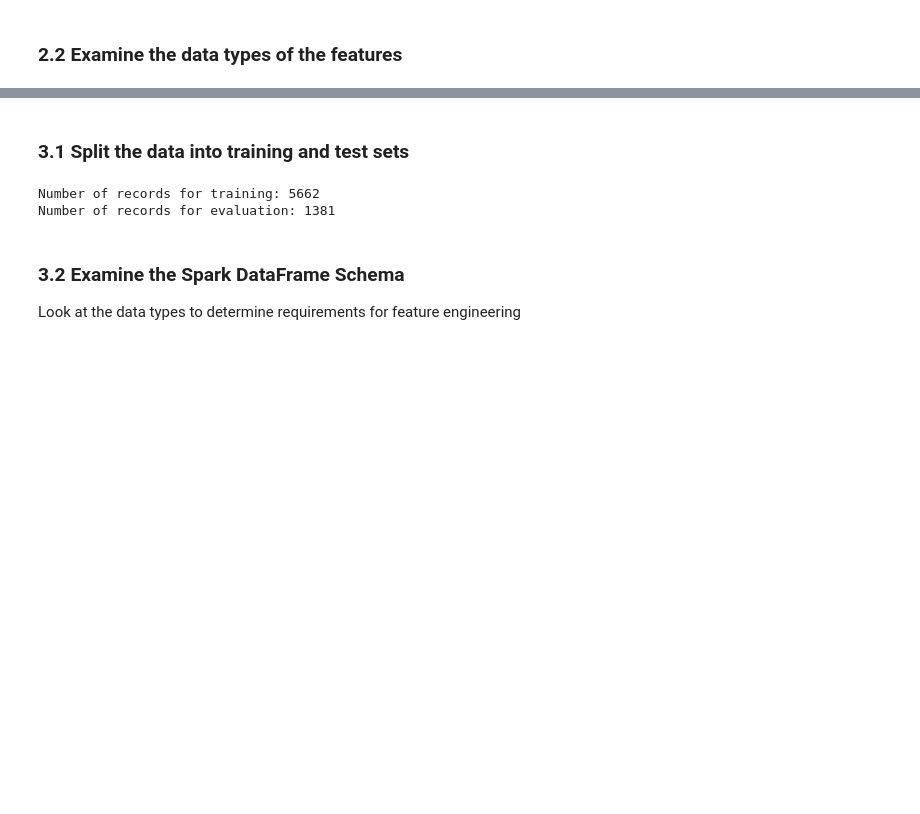
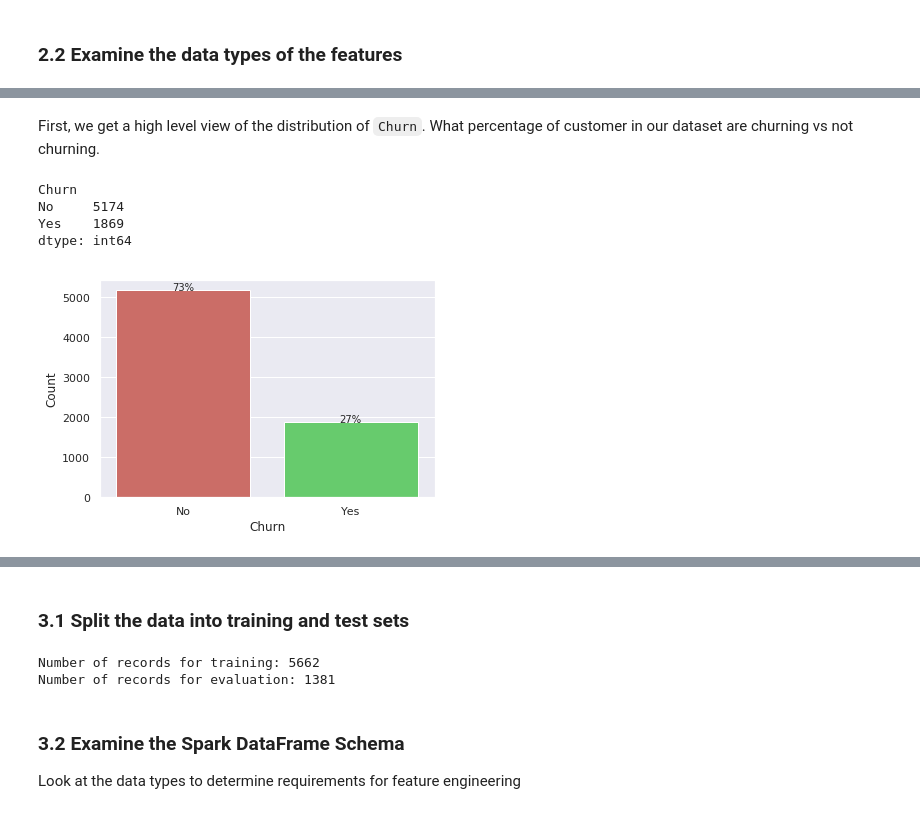
Before and after one commit to IBM/telco-customer-churn-on-icp4d, a Jupyter notebook: examples/Telco-customer-churn-ICP4D-with-output.ipynb, the cells around one changed output, grey strips where cells are left out. Drawn from its saved outputs; the diff is of its cells as text; code cells hidden in the pictures; blank space fills up the shorter version.

```diff
--- a/examples/Telco-customer-churn-ICP4D-with-output.ipynb
+++ b/examples/Telco-customer-churn-ICP4D-with-output.ipynb
@@ -177,9 +127,0 @@ print(nan_column)
-# %%
-# Handle missing values for nan_column (TotalCharges)
-
-from sklearn.preprocessing import Imputer
-
-imp = Imputer(missing_values="NaN", strategy="mean")
-
-df.iloc[:, nan_column] = imp.fit_transform(df.iloc[:, nan_column].values.reshape(-1, 1))
-df.iloc[:, nan_column] = pd.Series(df.iloc[:, nan_column])
@@ -279,0 +204,10 @@ Understand Data Distribution¶
+# %%
+# Handle missing values for nan_column (TotalCharges)
+from sklearn.preprocessing import Imputer
+
+# Find the column number for TotalCharges (starting at 0).
+total_charges_idx = df.columns.get_loc("TotalCharges")
+imputer = Imputer(missing_values="NaN", strategy="mean") #SimpleImputer(strategy="most_frequent")
+
+df.iloc[:, total_charges_idx] = imputer.fit_transform(df.iloc[:, total_charges_idx].values.reshape(-1, 1))
+df.iloc[:, total_charges_idx] = pd.Series(df.iloc[:, total_charges_idx])
@@ -279,0 +272,16 @@ Understand Data Distribution¶
+# %% [markdown]
+First, we get a high level view of the distribution of `Churn`. What percentage of customer in our dataset are churning vs not churning.
+# %%
+print(df.groupby(['Churn']).size())
+churn_plot = sns.countplot(data=df, x='Churn', order=df.Churn.value_counts().index)
+plt.ylabel('Count')
+for p in churn_plot.patches:
+    height = p.get_height()
+    churn_plot.text(p.get_x()+p.get_width()/2., height + 1,'{0:.0%}'.format(height/float(len(df))),ha="center")
+plt.show()
+# %% [output]
+Churn
+No     5174
+Yes    1869
+dtype: int64
+[figure, added]
```
Also changed, not shown: parts of 87 cells of this notebook.
